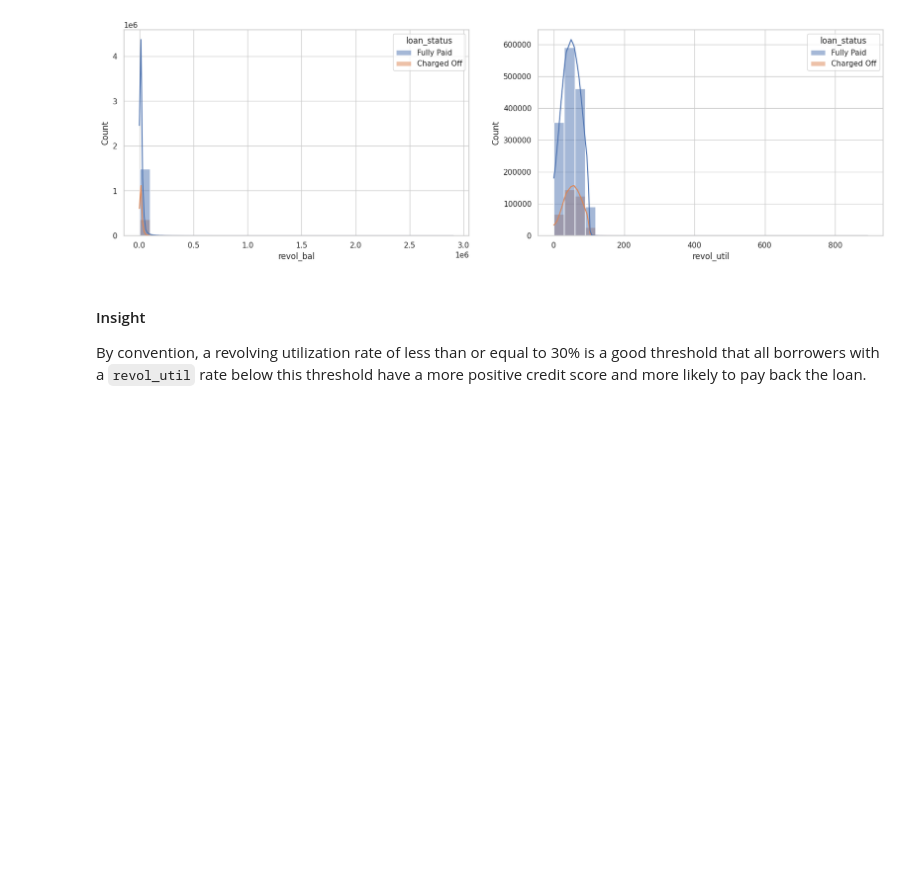
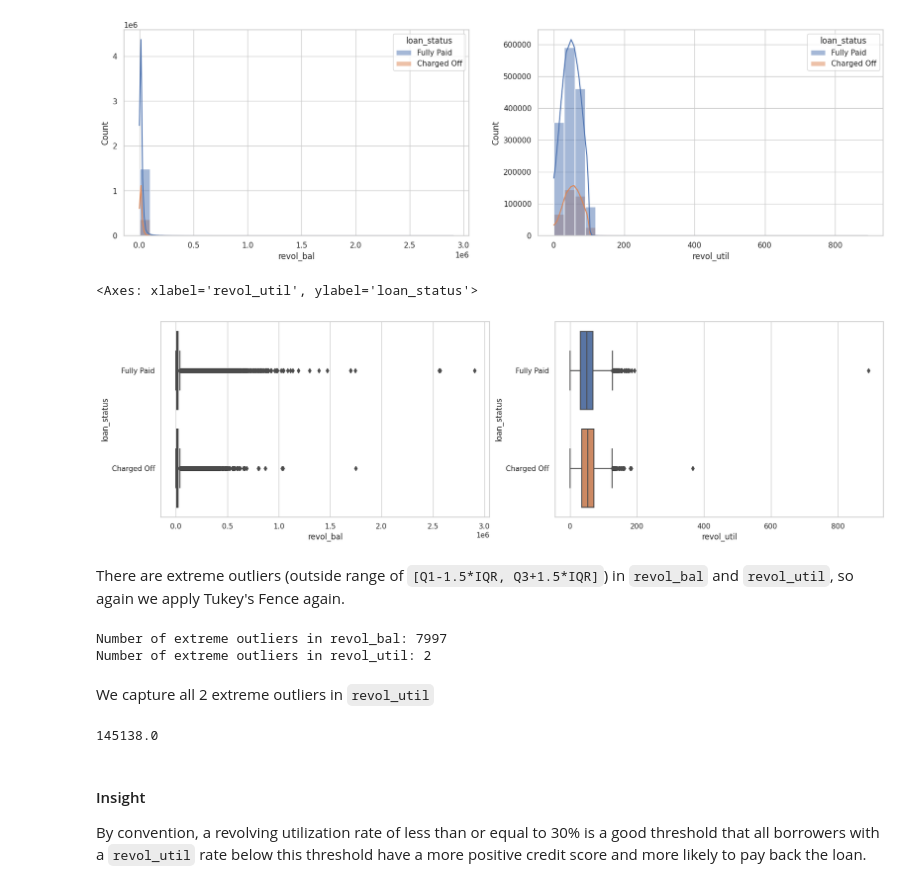
Before and after one commit to noahnguyen2004/Loan-Default-Prediction, a Jupyter notebook: loan_lending.ipynb, the cells around one changed output. Drawn from its saved outputs; the diff is of its cells as text; code cells hidden in the pictures; blank space fills up the shorter version.

```diff
--- a/loan_lending.ipynb
+++ b/loan_lending.ipynb
@@ -793,3 +762,18 @@ sns.histplot(x='revol_util', hue='loan_status', data=df, bins=30, kde=True, colo
 # %% [output]
 <Axes: xlabel='revol_util', ylabel='Count'>
 [figure]
+# %%
+# @title
+plt.figure(figsize=(20, 12))
+sns.set(style="whitegrid")
+
+plt.subplot(2, 2, 1)
+sns.boxplot(x="revol_bal", y="loan_status", data=df)
+
+plt.subplot(2, 2, 2)
+sns.boxplot(x='revol_util', y='loan_status', data=df)
+# %% [output]
+<Axes: xlabel='revol_util', ylabel='loan_status'>
+[figure, added]
+# %% [markdown]
+There are extreme outliers (outside range of `[Q1-1.5*IQR, Q3+1.5*IQR]`) in `revol_bal` and `revol_util`, so again we apply Tukey's Fence again.
@@ -796,3 +783,16 @@ sns.histplot(x='revol_util', hue='loan_status', data=df, bins=30, kde=True, colo
+# %%
+print(f"Number of extreme outliers in revol_bal: {revol_bal_outliers.shape[0]}")
+print(f"Number of extreme outliers in revol_util: {revol_util_outliers.shape[0]}")
+# %% [output]
+Number of extreme outliers in revol_bal: 7997
+Number of extreme outliers in revol_util: 2
+# %% [markdown]
+We capture all 2 extreme outliers in `revol_util`
+# %%
+revol_bal_threshold = revol_bal_outliers['revol_bal'].min()
+print(revol_bal_threshold)
+# %% [output]
+145138.0
 # %% [markdown]
 #### Insight
 By convention, a revolving utilization rate of less than or equal to 30% is a good threshold that all borrowers with a `revol_util` rate below this threshold have a more positive credit score and more likely to pay back the loan.
```
Also changed, not shown: parts of 40 cells of this notebook.
